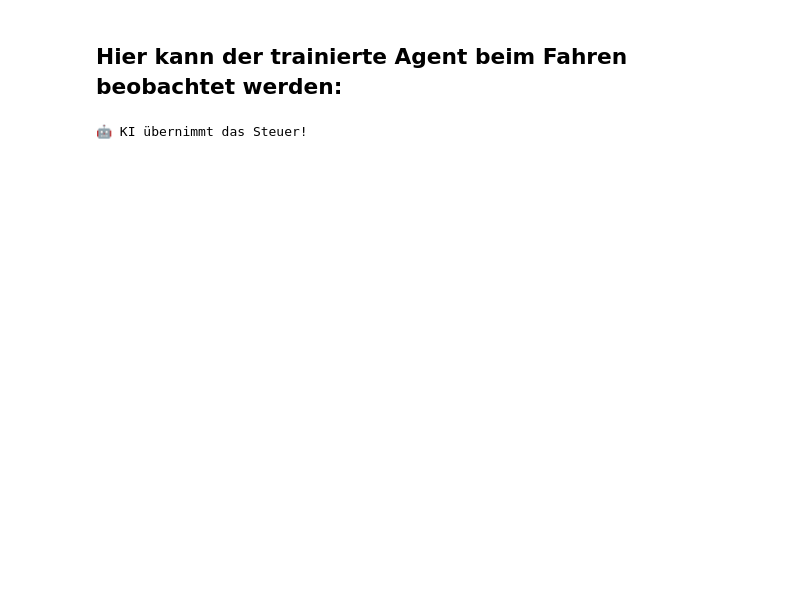
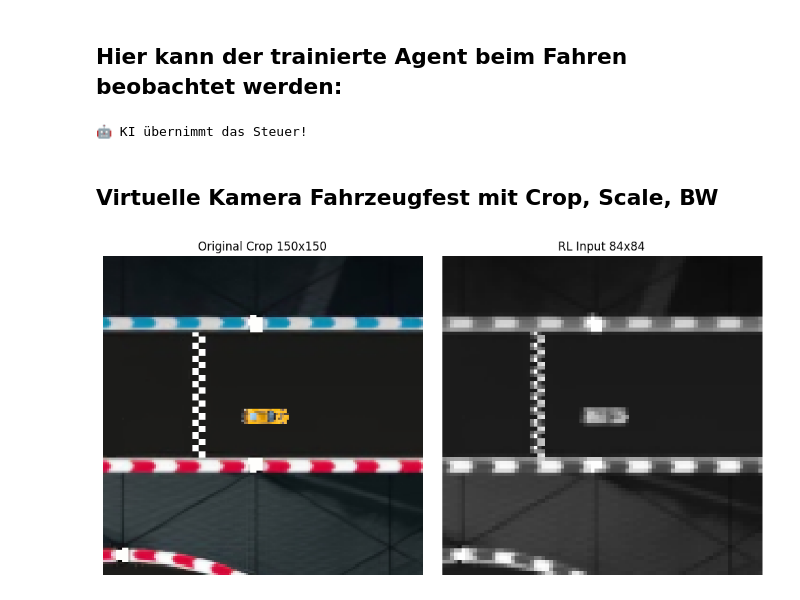
Before and after one commit to magnusneumann/carrera_rl, a Jupyter notebook: Notebook_prototyping.ipynb, the cells around one changed output. Drawn from its saved outputs; the diff is of its cells as text; code cells hidden in the pictures; blank space fills up the shorter version.

```diff
--- a/Notebook_prototyping.ipynb
+++ b/Notebook_prototyping.ipynb
@@ -660,3 +665,57 @@ env.close()
 pygame.quit()
 # %% [output]
 🤖 KI übernimmt das Steuer!
+# %% [markdown]
+## Virtuelle Kamera Fahrzeugfest mit Crop, Scale, BW
+# %%
+import matplotlib.pyplot as plt
+import cv2
+import numpy as np
+
+# Deine eigenen Klassen importieren
+from src.envs.carrera_2d_env import Carrera2DEnv
+from src.utils.virtual_camera import VirtualCamera
+
+# 1. Environment & Kamera initialisieren
+env = Carrera2DEnv('data/strecke.png', 'data/carrera_car.png')
+env.reset()
+camera = VirtualCamera(crop_size=(150, 150), target_size=(84, 84))
+
+# 2. Den Pygame-Screen einmal im Hintergrund zeichnen lassen
+env.render()
+
+if env.screen is not None:
+    # 3. Koordinaten abgreifen
+    x_m, y_m = env.state[0], env.state[1]
+    car_x_px = x_m * env.pixels_per_meter
+    car_y_px = y_m * env.pixels_per_meter
+
+    # 4. Bild mit unserer neuen Klasse abgreifen
+    rl_obs, debug_crop = camera.get_car_centric_observation(env.screen, car_x_px, car_y_px)
+
+    # --- 5. Visualisierung in der Notebook-Zelle ---
+    fig, axes = plt.subplots(1, 2, figsize=(10, 5))
+
+    # Bild 1: Der rohe Ausschnitt (Für Matplotlib müssen wir BGR zu RGB tauschen)
+    debug_crop_rgb = cv2.cvtColor(debug_crop, cv2.COLOR_BGR2RGB)
+    axes[0].imshow(debug_crop_rgb)
+    axes[0].set_title(f"Original Crop {camera.crop_width}x{camera.crop_height}")
+    axes[0].axis('off')
+
+    # Bild 2: Der RL-Input
+    # rl_obs hat aktuell die Shape (1, 84, 84) wegen np.expand_dims.
+    # Matplotlib will für Graustufen aber nur (84, 84) haben, also ziehen wir den Index 0.
+    rl_image = rl_obs[0]
+
+    # vmin und vmax sind wichtig, da unsere Werte zwischen 0.0 und 1.0 normalisiert sind!
+    axes[1].imshow(rl_image, cmap='gray', vmin=0, vmax=1)
+    axes[1].set_title(f"RL Input {camera.target_width}x{camera.target_height}")
+    axes[1].axis('off')
+
+    plt.tight_layout()
+    plt.show()
+
+# Environment wieder sauber schließen
+env.close()
+# %% [output]
+[figure, added]
```
Also changed, not shown: parts of 3 cells of this notebook, 9 other files.
